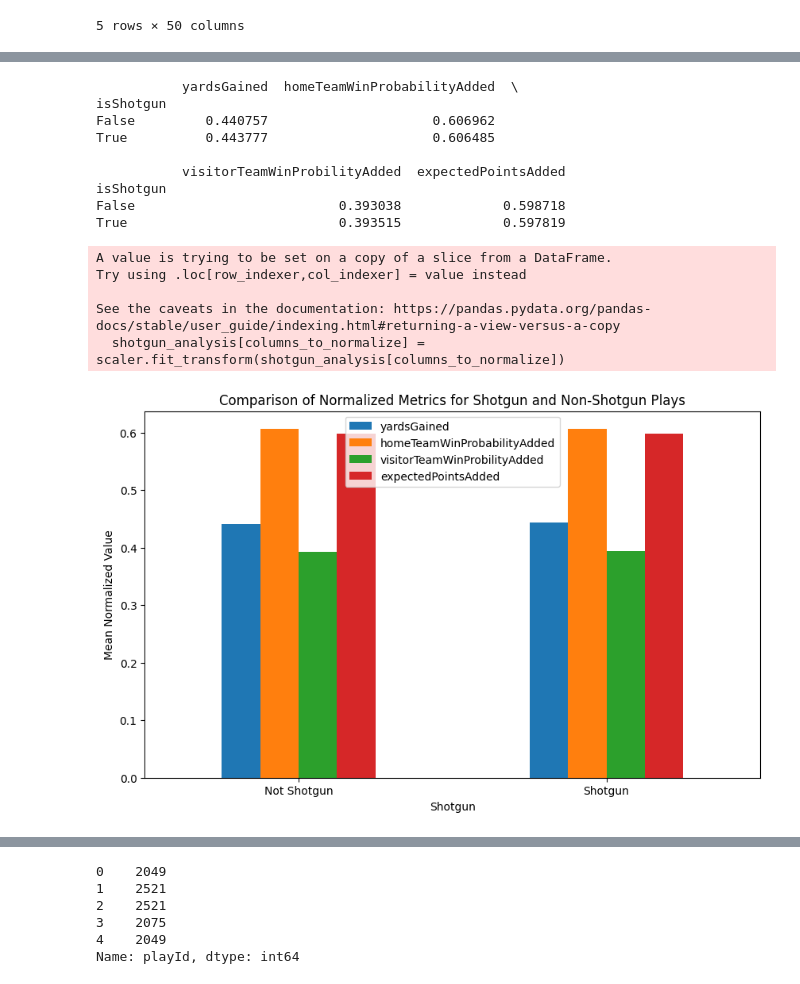
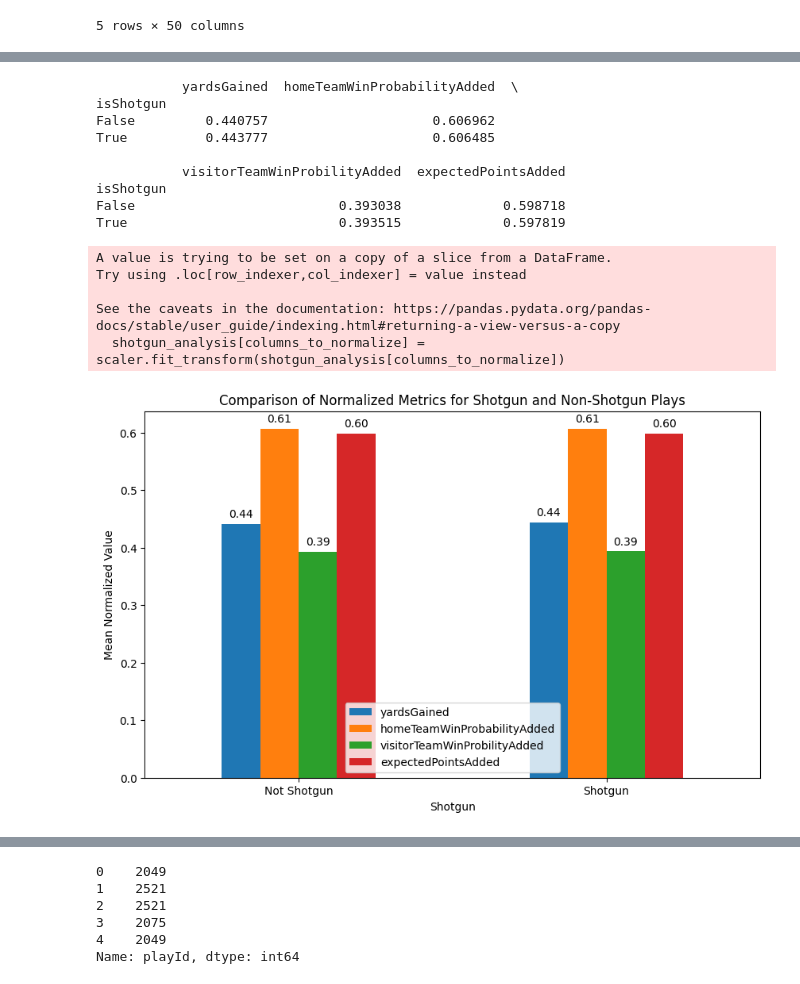
Before and after one commit to lanvu301/NFL-Big-Data-Bowl, a Jupyter notebook: script.ipynb, the cells around one changed output, grey strips where cells are left out. Cells and saved outputs as stored; diff of their text form; code cells hidden in the pictures.

```diff
--- a/script.ipynb
+++ b/script.ipynb
@@ -47,19 +55,17 @@ players.head()
 # %%
-players['isShotgun'] = players['playDescription'].str.contains(r'\(Shotgun\)', case=False, na=False)
-
 # Select relevant columns
-shotgun_analysis = players[['isShotgun','yardsGained', 'homeTeamWinProbabilityAdded', 'visitorTeamWinProbilityAdded', 'expectedPointsAdded']]
+passCoverage_analysis = players[['pff_passCoverage','yardsGained', 'homeTeamWinProbabilityAdded', 'visitorTeamWinProbilityAdded', 'expectedPointsAdded']]
 
 # Group by isShotgun and calculate the mean for each group
-shotgun_grouped = shotgun_analysis.groupby('isShotgun').mean()
+passCoverage_grouped = passCoverage_analysis.groupby('pff_passCoverage').mean()
 
 # Display the results
-print(shotgun_grouped)
+print(passCoverage_grouped)
 # Plot the bar chart
-shotgun_grouped.plot(kind='bar', figsize=(10, 6))
-plt.title('Comparison of Metrics for Shotgun and Non-Shotgun Plays')
-plt.xlabel('Shotgun')
+passCoverage_grouped.plot(kind='bar', figsize=(10, 6))
+plt.title('Comparison of Metrics for Different Pass Coverage')
+plt.xlabel('Pass Coverage')
 plt.ylabel('Mean Value')
-plt.xticks(ticks=[0, 1], labels=['Not Shotgun', 'Shotgun'], rotation=0)
+plt.xticks(ticks=[0, 1], rotation=0)
 plt.legend(loc='best')
 plt.show()
@@ -92,32 +87,41 @@ scaler = MinMaxScaler()
 shotgun_analysis[columns_to_normalize] = scaler.fit_transform(shotgun_analysis[columns_to_normalize])
 
 # Group by isShotgun and calculate the mean for each group
 shotgun_grouped_normalized = shotgun_analysis.groupby('isShotgun').mean()
 
 # Display the results
 print(shotgun_grouped_normalized)
 
 # Plot the bar chart
-shotgun_grouped_normalized.plot(kind='bar', figsize=(10, 6))
+ax = shotgun_grouped_normalized.plot(kind='bar', figsize=(10, 6))
 plt.title('Comparison of Normalized Metrics for Shotgun and Non-Shotgun Plays')
 plt.xlabel('Shotgun')
 plt.ylabel('Mean Normalized Value')
 plt.xticks(ticks=[0, 1], labels=['Not Shotgun', 'Shotgun'], rotation=0)
 plt.legend(loc='best')
+
+# Add values on top of each column
+for p in ax.patches:
+    ax.annotate(format(p.get_height(), '.2f'),
+                (p.get_x() + p.get_width() / 2., p.get_height()),
+                ha = 'center', va = 'center',
+                xytext = (0, 9),
+                textcoords = 'offset points')
+
 plt.show()
 # %% [output]
            yardsGained  homeTeamWinProbabilityAdded  \
 isShotgun
 False         0.440757                     0.606962
 True          0.443777                     0.606485
 
            visitorTeamWinProbilityAdded  expectedPointsAdded
 isShotgun
 False                          0.393038             0.598718
 True                           0.393515             0.597819
 A value is trying to be set on a copy of a slice from a DataFrame.
 Try using .loc[row_indexer,col_indexer] = value instead
 
 See the caveats in the documentation: https://pandas.pydata.org/pandas-docs/stable/user_guide/indexing.html#returning-a-view-versus-a-copy
   shotgun_analysis[columns_to_normalize] = scaler.fit_transform(shotgun_analysis[columns_to_normalize])
-[figure, old version]
+[figure, new version]
```
Also changed, not shown: parts of 6 cells of this notebook.
